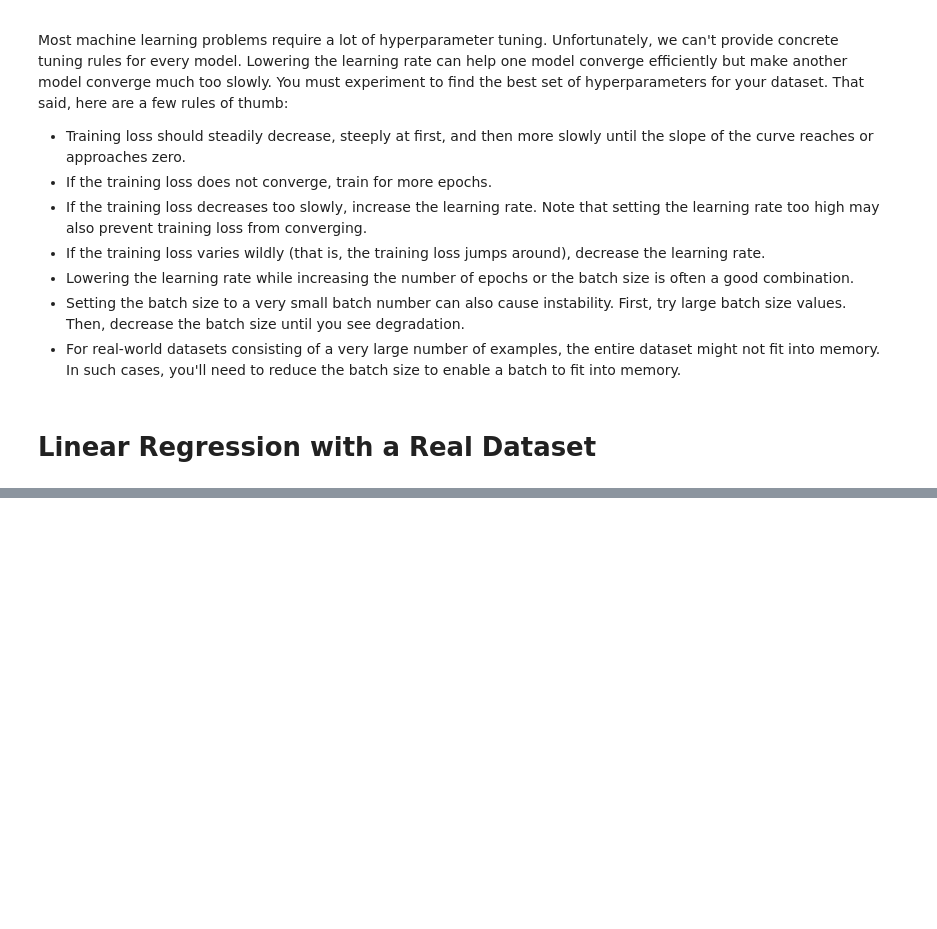
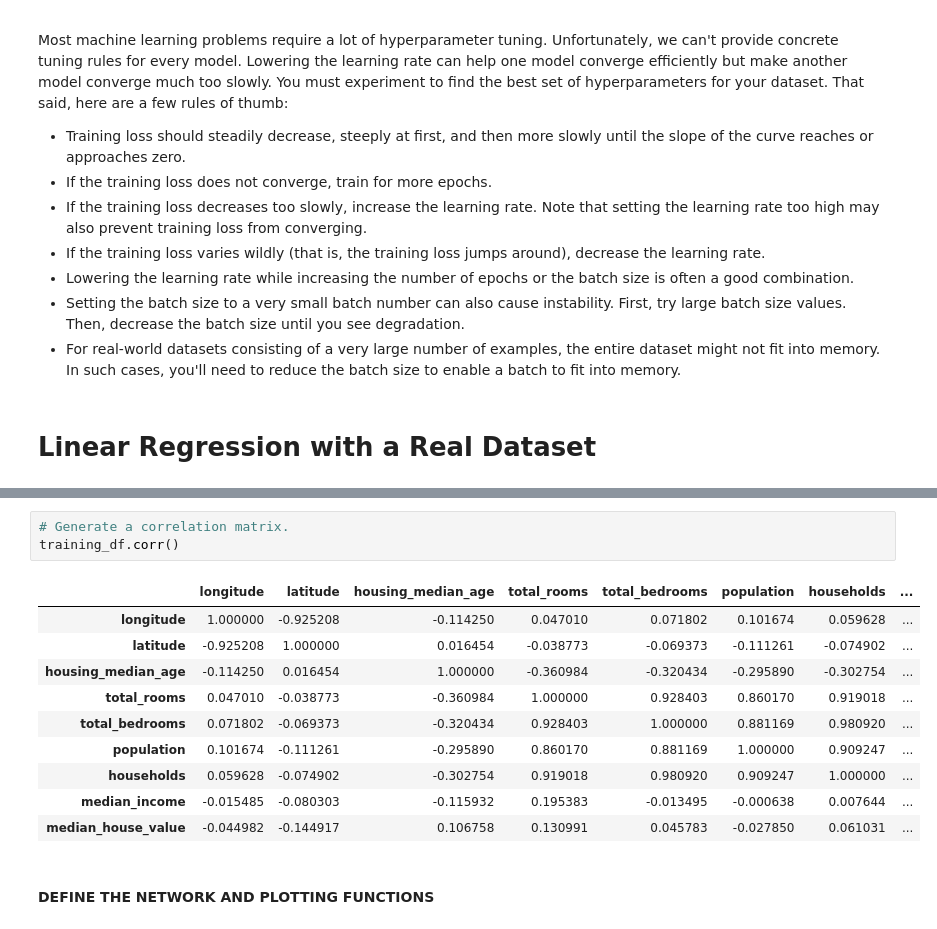
Before and after one commit to m8kin/course_google_crash_course_ml, a Jupyter notebook: tutorials/tensorflow_tutorial.ipynb, the cells around one changed output, grey strips where cells are left out. Cells and saved outputs as stored; diff of their text form; blank space fills up the shorter version.

```diff
--- a/tutorials/tensorflow_tutorial.ipynb
+++ b/tutorials/tensorflow_tutorial.ipynb
@@ -367,0 +398,16 @@ Most machine learning problems require a lot of hyperparameter tuning. Unfortuna
+# %%
+# Generate a correlation matrix.
+training_df.corr()
+# %% [output]
+|  | longitude | latitude | housing_median_age | total_rooms | total_bedrooms | population | households | ... |
+| longitude | 1.000000 | -0.925208 | -0.114250 | 0.047010 | 0.071802 | 0.101674 | 0.059628 | ... |
+| latitude | -0.925208 | 1.000000 | 0.016454 | -0.038773 | -0.069373 | -0.111261 | -0.074902 | ... |
+| housing_median_age | -0.114250 | 0.016454 | 1.000000 | -0.360984 | -0.320434 | -0.295890 | -0.302754 | ... |
+| total_rooms | 0.047010 | -0.038773 | -0.360984 | 1.000000 | 0.928403 | 0.860170 | 0.919018 | ... |
+| total_bedrooms | 0.071802 | -0.069373 | -0.320434 | 0.928403 | 1.000000 | 0.881169 | 0.980920 | ... |
+| population | 0.101674 | -0.111261 | -0.295890 | 0.860170 | 0.881169 | 1.000000 | 0.909247 | ... |
+| households | 0.059628 | -0.074902 | -0.302754 | 0.919018 | 0.980920 | 0.909247 | 1.000000 | ... |
+| median_income | -0.015485 | -0.080303 | -0.115932 | 0.195383 | -0.013495 | -0.000638 | 0.007644 | ... |
+| median_house_value | -0.044982 | -0.144917 | 0.106758 | 0.130991 | 0.045783 | -0.027850 | 0.061031 | ... |
+# %% [markdown]
+#### DEFINE THE NETWORK AND PLOTTING FUNCTIONS
```
Also changed, not shown: parts of 15 cells of this notebook, 2 other files.
